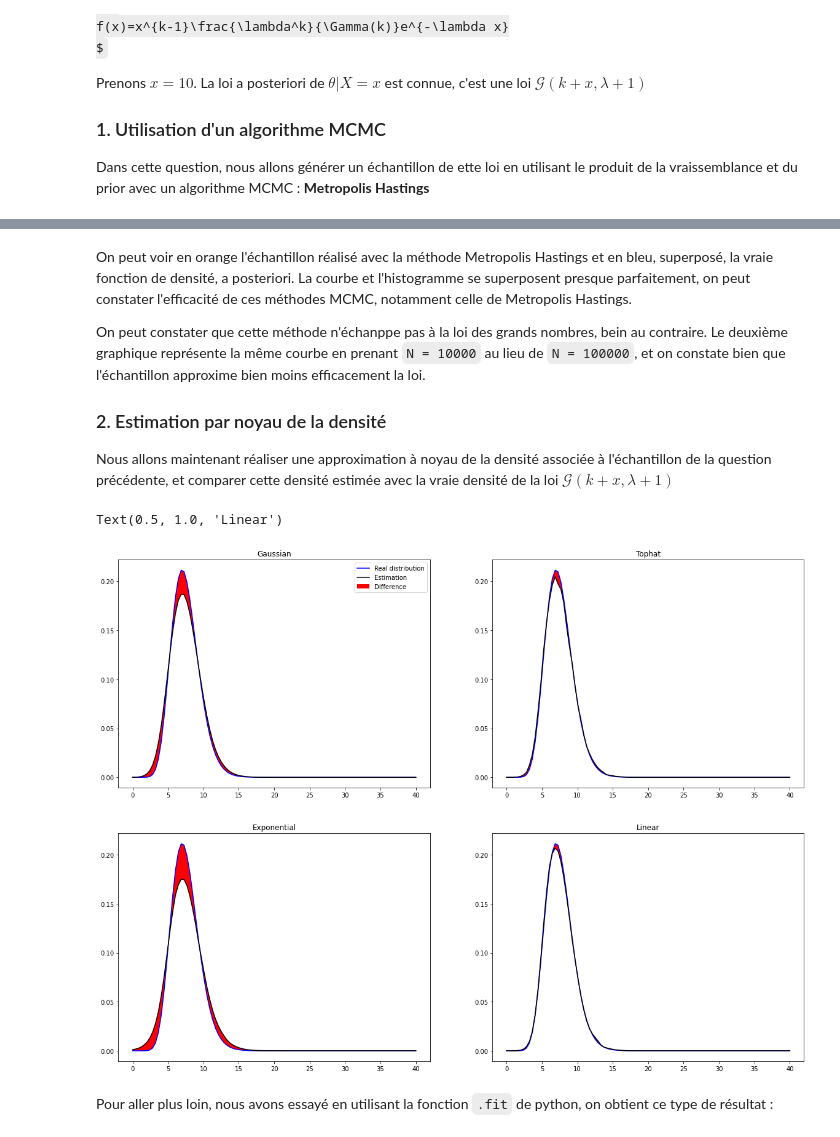
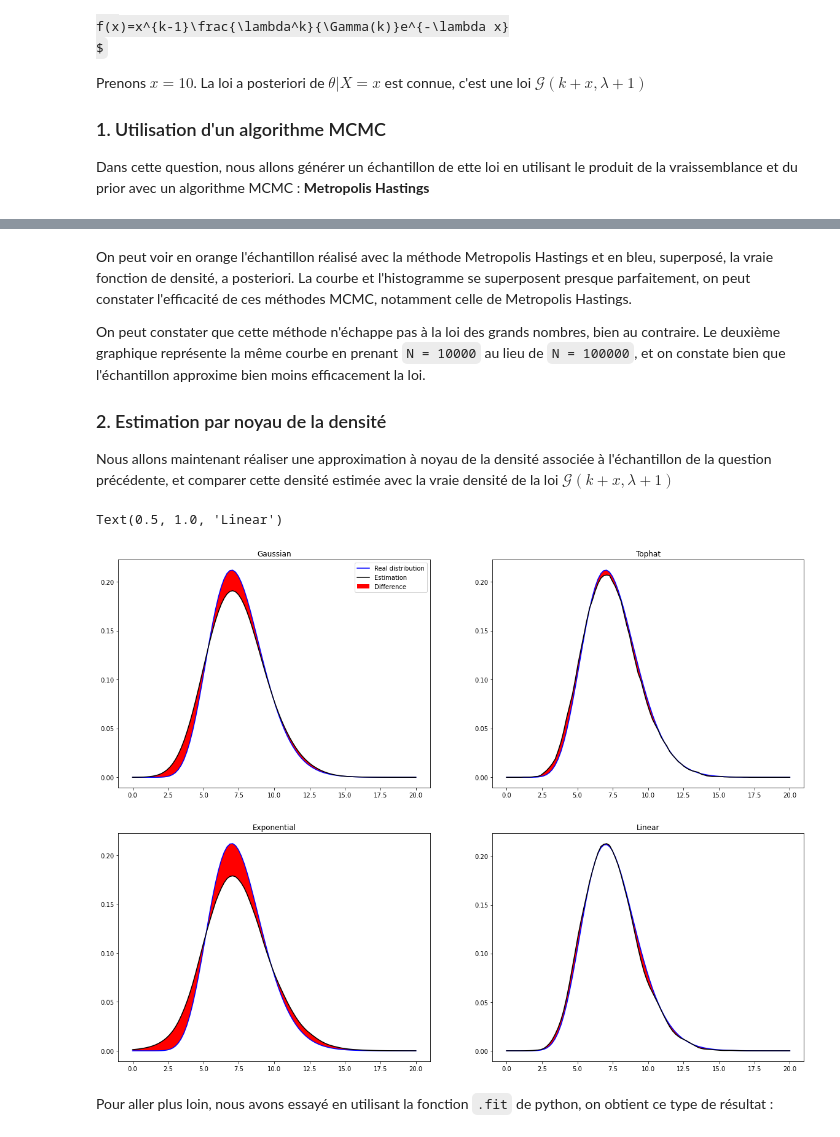
Before and after one commit to Aympab/Projet_Probas_Stats, a Jupyter notebook: probleme3.ipynb, the cells around one changed output, grey strips where cells are left out. Saved outputs shown, nothing was run; the diff lists cells and outputs as text; code cells hidden in the pictures; some formulas as TeX source.

```diff
--- a/probleme3.ipynb
+++ b/probleme3.ipynb
@@ -46,7 +46,7 @@ def poisson_likelihood(theta):
 #----------------------------------------------------------------------------------------#
 # compute posterior
 
-x_array = np.linspace(0, 40, 100)
+x_array = np.linspace(0, 20, 100)
 y_array = np.asarray( [posterior(x) for x in x_array] )
 
 #----------------------------------------------------------------------------------------#
@@ -89,7 +89,6 @@ plt.hist(samples, bins=50,density=1)
 
 plt.title('Metropolis Hastings sampling, N = 10e4')
 plt.grid()
-plt.savefig('metropolis_hastings_1d.png',bbox_inches='tight')
 plt.show()
 plt.close()
 
@@ -104,7 +103,6 @@ plt.hist(samples_small, bins=50,density=1)
 
 plt.title('Metropolis Hastings sampling, N = 10e3')
 plt.grid()
-plt.savefig('metropolis_hastings_1d.png',bbox_inches='tight')
 plt.show()
 plt.close()
 # %% [output]
@@ -114,7 +112,7 @@ plt.close()
 On peut voir en orange l'échantillon réalisé avec la méthode Metropolis Hastings et en bleu, superposé, la vraie fonction de densité, a posteriori.
 La courbe et l'histogramme se superposent presque parfaitement, on peut constater l'efficacité de ces méthodes MCMC, notamment celle de Metropolis Hastings.
 
-On peut constater que cette méthode n'échanppe pas à la loi des grands nombres, bein au contraire. Le deuxième graphique représente la même courbe en prenant `N = 10000` au lieu de `N = 100000`, et on constate bien que l'échantillon approxime bien moins efficacement la loi.
+On peut constater que cette méthode n'échappe pas à la loi des grands nombres, bien au contraire. Le deuxième graphique représente la même courbe en prenant `N = 10000` au lieu de `N = 100000`, et on constate bien que l'échantillon approxime bien moins efficacement la loi.
 
 ### 2. Estimation par noyau de la densité
 
@@ -127,7 +125,7 @@ kde_tophat = KernelDensity(kernel='tophat').fit(samples)
 kde_exponential = KernelDensity(kernel='exponential').fit(samples)
 kde_linear = KernelDensity(kernel='linear').fit(samples)
 
-X_plot = np.linspace(0, 40, 100)[:, np.newaxis]
+X_plot = np.linspace(0, 20, 100)[:, np.newaxis]
 
 density_gauss = np.exp(kde_gauss.score_samples(X_plot))
 density_tophat = np.exp(kde_tophat.score_samples(X_plot))
@@ -139,34 +137,34 @@ fig.set_figheight(15)
 fig.set_figwidth(20)
 
 
 axs[0, 0].plot(X_plot[:,0], y_array, '-b', label="Real distribution")
 axs[0, 0].plot(X_plot[:,0], density_gauss, '-k', label="Estimation")
 axs[0, 0].fill_between(X_plot[:,0], y_array, density_gauss, facecolor='red', label="Difference")
 axs[0, 0].legend()
 axs[0, 0].set_title('Gaussian')
 
 axs[0, 1].plot(X_plot[:,0], y_array, '-b', label="Real distribution")
 axs[0, 1].plot(X_plot[:,0], density_tophat, '-k', label="Estimation")
 axs[0, 1].fill_between(X_plot[:,0], y_array, density_tophat, facecolor='red', label="Difference")
 axs[0, 1].set_title('Tophat')
 
 axs[1, 0].plot(X_plot[:,0], y_array, '-b', label="Real distribution")
 axs[1, 0].plot(X_plot[:,0], density_exponential, '-k', label="Estimation")
 axs[1, 0].fill_between(X_plot[:,0], y_array, density_exponential, facecolor='red', label="Difference")
 axs[1, 0].set_title('Exponential')
 
 axs[1, 1].plot(X_plot[:,0], y_array, '-b', label="Real distribution")
 axs[1, 1].plot(X_plot[:,0], density_linear, '-k', label="Estimation")
 axs[1, 1].fill_between(X_plot[:,0], y_array, density_linear, facecolor='red', label="Difference")
 axs[1, 1].set_title('Linear')
 
 # axs[1, 0].plot(x, -y, 'tab:green')
 # axs[1, 0].set_title('Axis [1, 0]')
 # axs[1, 1].plot(x, -y, 'tab:red')
 # axs[1, 1].set_title('Axis [1, 1]')
 # %% [output]
 Text(0.5, 1.0, 'Linear')
-[figure, old version]
+[figure, new version]
 # %% [markdown]
 Pour aller plus loin, nous avons essayé en utilisant la fonction `.fit` de python, on obtient ce type de résultat :
 # %%
```
Also changed, not shown: parts of 3 cells of this notebook, 2 other files.
